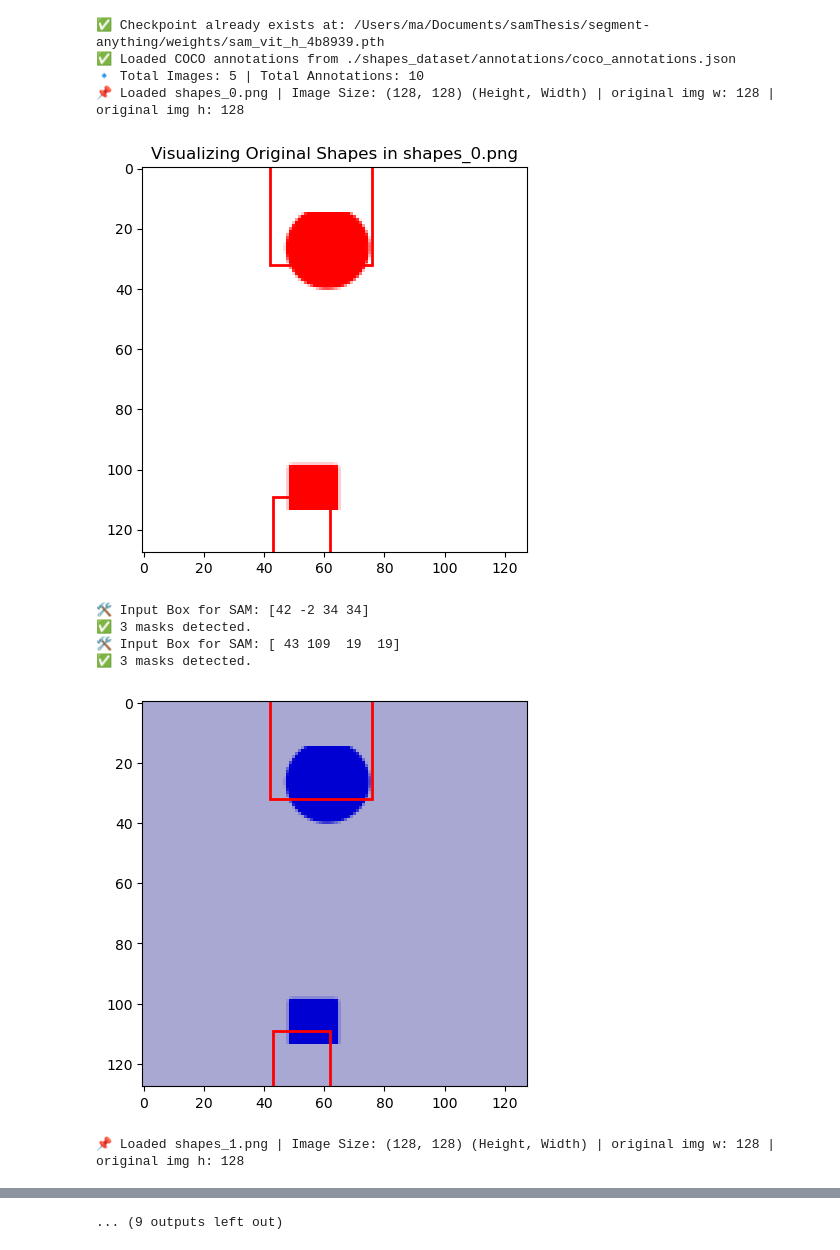
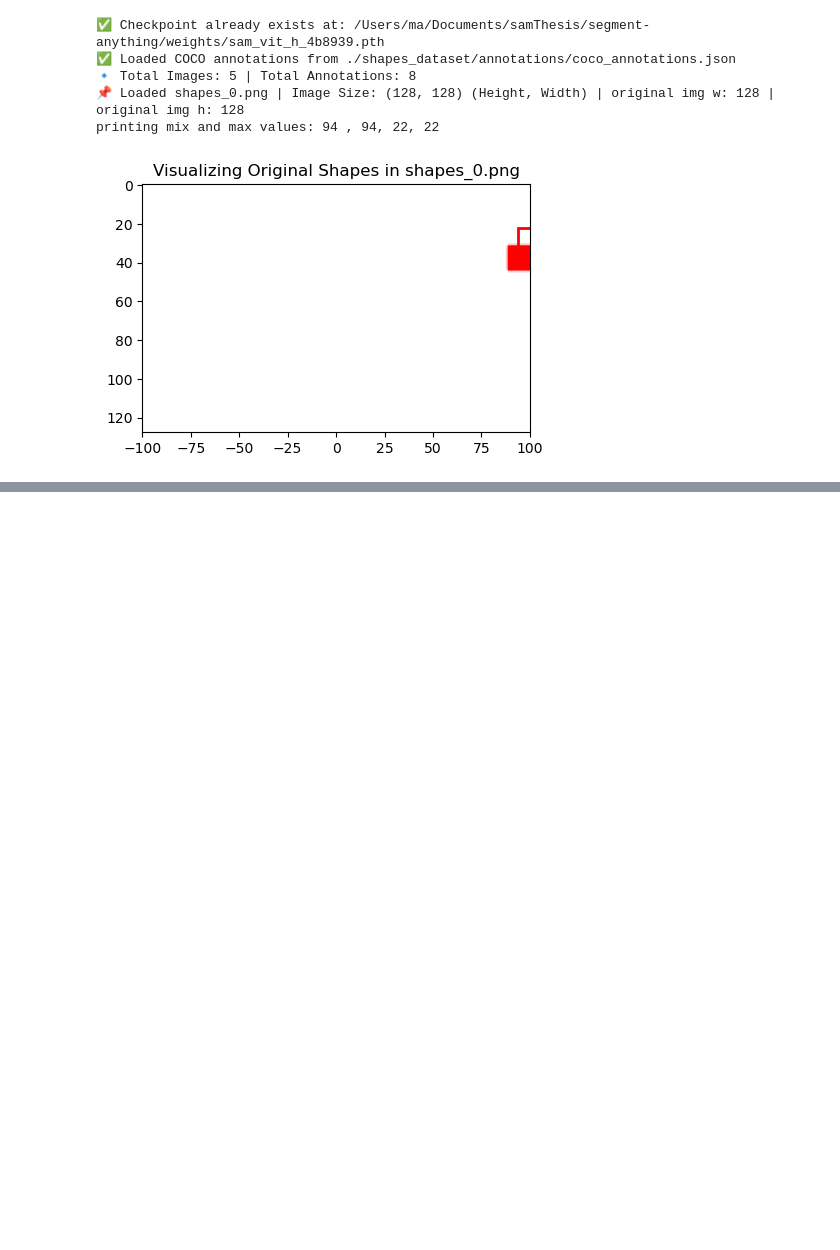
Before and after one commit to MaryamSMA/segment-anything, a Jupyter notebook: notebooks/S1-COCO-v1.ipynb, the cells around one changed output, grey strips where cells are left out. Cells and saved outputs as stored; diff of their text form; code cells hidden in the pictures; blank space fills up the shorter version.

```diff
--- a/notebooks/S1-COCO-v1.ipynb
+++ b/notebooks/S1-COCO-v1.ipynb
@@ -213,9 +213,24 @@ for img_info in coco_data["images"]:
 
     # Visualize the bounding boxes for debugging
     img_annotations = [ann for ann in coco_data["annotations"] if ann["image_id"] == img_info["id"]]
+    min_x=5000
+    min_y=5000
+    max_x=-5000
+    max_y=-5000
     for ann in img_annotations:
         bbox = ann["bbox"]
         x, y, w, h = map(int, bbox)
+        if (x<min_x):
+            min_x=x
+        if (x >max_x):
+            max_x=x
+        if (y<min_y):
+            min_y=y
+        if (y >max_y):
+            max_y=y
+        #4 if conditions for each case
+
+        print(f"printing mix and max values: {min_x} , {max_x}, {min_y}, {max_y} ")
 
         # Draw bounding box around the original shapes
         rect = plt.Rectangle((x, y), w, h, linewidth=2, edgecolor='r', facecolor='none')
@@ -223,6 +238,9 @@ for img_info in coco_data["images"]:
 
     # Display the image with bounding boxes
     plt.title(f"Visualizing Original Shapes in {img_info['file_name']}")
+    plt.xlim(-100, 200)
+    #plt.xlim(min_x, max_x)
+    #plt.ylim(min_y, max_y)
     plt.show()
 
     # Convert image to RGB for SAM model
@@ -328,38 +346,33 @@ for img_info in coco_data["images"]:
 # ============================
 
 # Update annotations in COCO JSON
 coco_data["annotations"] = new_annotations
 
 # Save updated COCO JSON
 with open(OUTPUT_ANNOTATION_FILE, "w") as f:
     json.dump(coco_data, f, indent=4)
 
 # Debugging Summary After Processing All Images
 print("\n✅ SAM Masks Generated and Saved in COCO Format!")
 print(f"🔹 Total Images Processed: {len(coco_data['images'])} | Masks Generated: {masks_generated} | No Masks: {no_masks_found}")
 
 # Final Full Summary of Results:
 print("\n🔹 Full Summary of Results:")
 for img_info in image_summary:
     print(f"\n📌 {img_info['image_name']} - Before and After Processing:")
     print(f"   🔹 Before Processing - Size: {img_info['before_processing_dimensions']}")
     print(f"   🔹 After Processing - Size: {img_info['after_processing_dimensions']}")
     print(f"   🔹 Masks Detected: {img_info['masks_detected']}")
     print(f"   🔹 Masks Generated: {img_info['masks_generated']}")
     print(f"   🔹 No Masks Found: {img_info['no_masks_found']}")
 
 # Final validation check
 if len(new_annotations) == 0:
     print("❌ ERROR: No segmentation data generated! Check SAM mask outputs.")
 # %% [output]
 ✅ Checkpoint already exists at: /Users/ma/Documents/samThesis/segment-anything/weights/sam_vit_h_4b8939.pth
 ✅ Loaded COCO annotations from ./shapes_dataset/annotations/coco_annotations.json
-🔹 Total Images: 5 | Total Annotations: 10
+🔹 Total Images: 5 | Total Annotations: 8
 📌 Loaded shapes_0.png | Image Size: (128, 128) (Height, Width) | original img w: 128 | original img h: 128
+printing mix and max values: 94 , 94, 22, 22
-[figure, old version]
+[figure, new version]
-🛠 Input Box for SAM: [42 -2 34 34]
-✅ 3 masks detected.
-🛠 Input Box for SAM: [ 43 109  19  19]
-✅ 3 masks detected.
-[figure, removed]
-📌 Loaded shapes_1.png | Image Size: (128, 128) (Height, Width) | original img w: 128 | original img h: 128
@@ -379,4 +379,3 @@ if len(new_annotations) == 0:
-... (9 outputs left out)
 # %%
 # Step 4: Verify Updated COCO Annotations
 # Load updated COCO annotations
```
Also changed, not shown: parts of 5 cells of this notebook, 9 other files.
